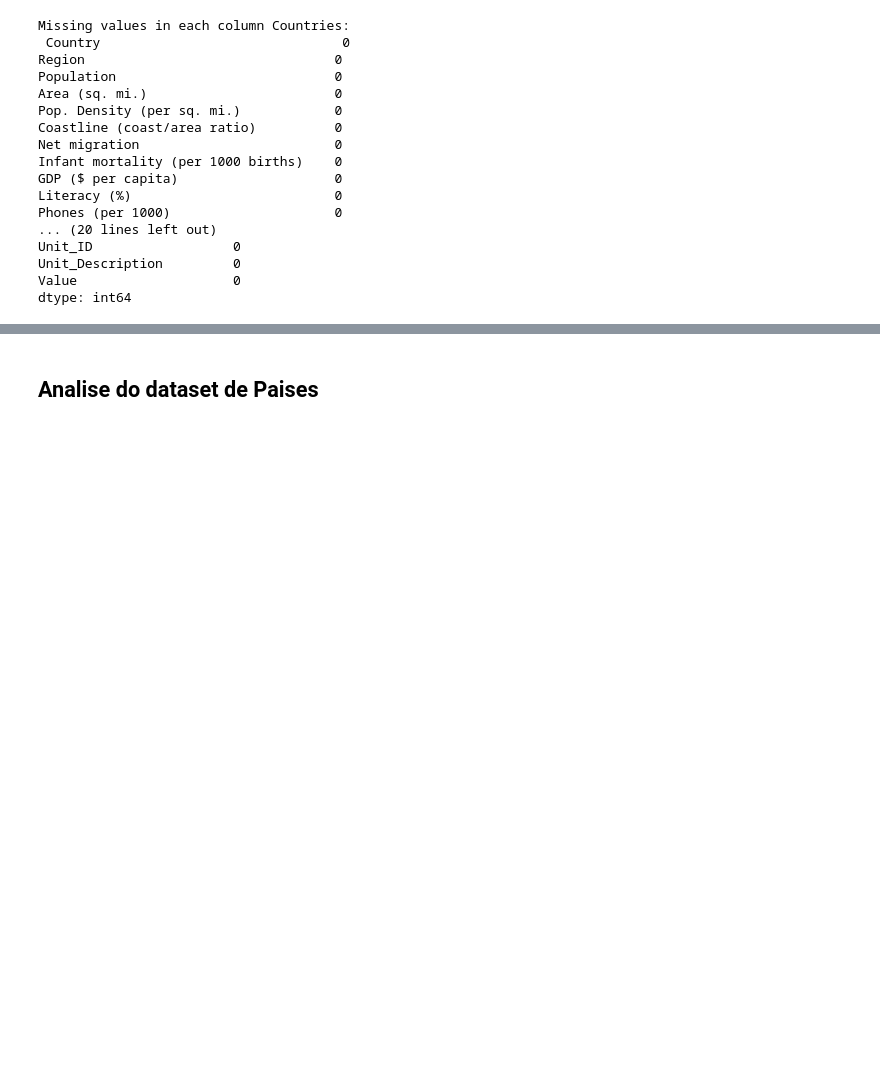
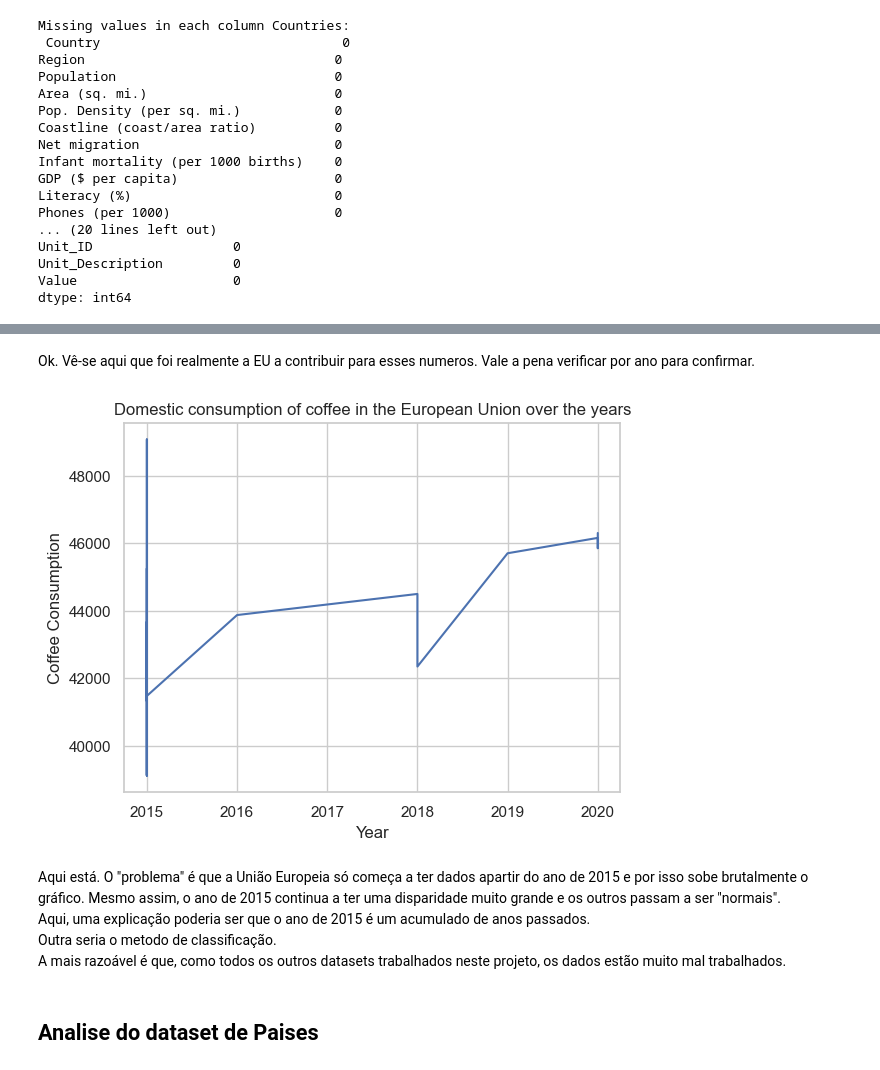
Before and after one commit to nunovivas/TrabalhoFinal, a Jupyter notebook: 04Final.ipynb, the cells around one changed output, grey strips where cells are left out. Saved outputs shown, nothing was run; the diff lists cells and outputs as text; code cells hidden in the pictures; blank space fills up the shorter version.

```diff
--- a/04Final.ipynb
+++ b/04Final.ipynb
@@ -86,3 +188,24 @@ dtype: int64
+# %% [markdown]
+Ok. Vê-se aqui que foi realmente a EU a contribuir para esses numeros. Vale a pena verificar por ano para confirmar.
+# %%
+#Filter to show only the countrie European Union
+
+dfCoffee_domestic_AllYear = dfCoffee_domestic[dfCoffee_domestic['Country_Name'] == 'European Union']
+#Plot a line graph to show all the years of domestic consumption of coffee in the European Union
+plt.plot(dfCoffee_domestic_AllYear['Calendar_Year'], dfCoffee_domestic_AllYear['Value'])
+plt.xlabel('Year')
+plt.ylabel('Coffee Consumption')
+plt.title('Domestic consumption of coffee in the European Union over the years')
+
+plt.show()
+# %% [output]
+[figure, added]
+# %% [markdown]
+Aqui está. O "problema" é que a União Europeia só começa a ter dados apartir do ano de 2015 e por isso sobe brutalmente o gráfico.
+Mesmo assim, o ano de 2015 continua a ter uma disparidade muito grande e os outros passam a ser "normais".
+<br> Aqui, uma explicação poderia ser que o ano de 2015 é um acumulado de anos passados.
+<br> Outra seria o metodo de classificação.
+<br> A mais razoável é que, como todos os outros datasets trabalhados neste projeto, os dados estão muito mal trabalhados.
 # %% [markdown]
 ## Analise do dataset de Paises
 # %% [markdown]
```
Also changed, not shown: parts of 19 cells of this notebook, 1 other file.
